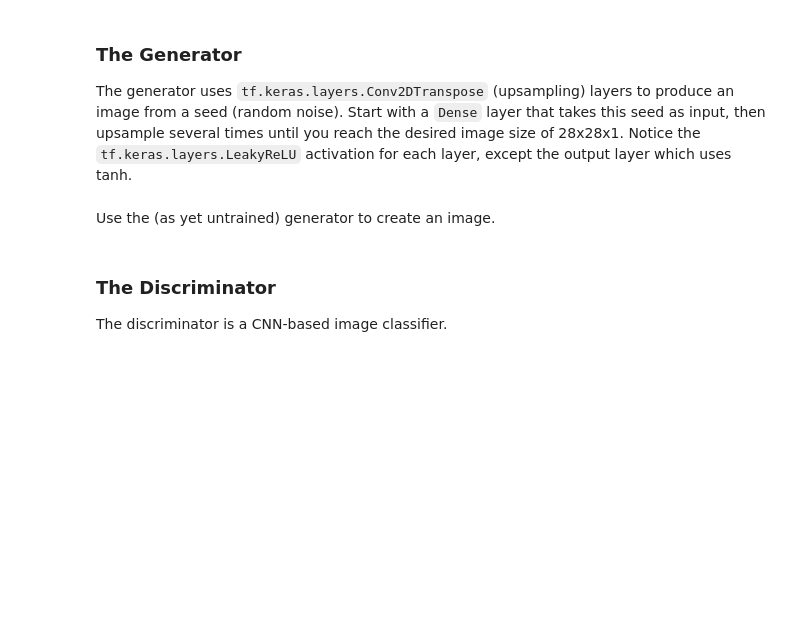
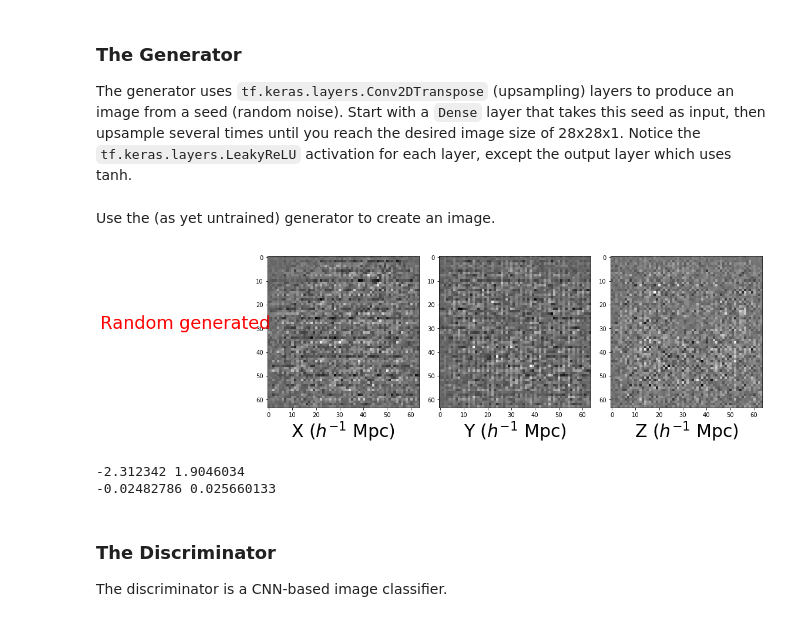
Before and after one commit to DarylDong/StatMLmeet, a Jupyter notebook: zeldo/notebooks/gan3d-zeldo64.ipynb, the cells around one changed output. Cells and saved outputs as stored; diff of their text form; code cells hidden in the pictures; blank space fills up the shorter version.

```diff
--- a/zeldo/notebooks/gan3d-zeldo64.ipynb
+++ b/zeldo/notebooks/gan3d-zeldo64.ipynb
@@ -158,15 +161,15 @@ The generator uses `tf.keras.layers.Conv2DTranspose` (upsampling) layers to prod
 def make_generator_model():
     model = tf.keras.Sequential()
 
-    model.add(layers.Dense(512, use_bias=False, input_shape=(noise_dim,)))
-    model.add(layers.BatchNormalization())
-    model.add(layers.LeakyReLU())
+#     model.add(layers.Dense(128, use_bias=False, input_shape=(noise_dim,)))
+#     model.add(layers.BatchNormalization())
+#     model.add(layers.LeakyReLU())
 
 #     model.add(layers.Dense(512, use_bias=False))
 #     model.add(layers.BatchNormalization())
 #     model.add(layers.LeakyReLU())
 
-    model.add(layers.Dense(8*8*8*2, use_bias=False))
+    model.add(layers.Dense(8*8*8*2, use_bias=False, input_shape=(noise_dim,)))
     model.add(layers.BatchNormalization())
     model.add(layers.LeakyReLU())
 
@@ -174,9 +177,9 @@ def make_generator_model():
     assert model.output_shape == (None, 8, 8, 8, 2) # Note: None is the batch size
 
 #     model.add(layers.Conv2DTranspose(128, (5, 5), strides=(1, 1), padding='same', use_bias=False))
-#     model.add(tf.keras.layers.Conv3DTranspose(32, (31, 31, 31), strides=(2, 2, 2), padding='same', use_bias=False) )
-    model.add(tf.keras.layers.Conv3DTranspose(128, (11, 11, 11), strides=(2, 2, 2), padding='same', use_bias=False) )
-    assert model.output_shape == (None, 16, 16, 16, 128)
+    model.add(tf.keras.layers.Conv3DTranspose(16, (7, 7, 7), strides=(2, 2, 2), padding='same', use_bias=False) )
+#     model.add(tf.keras.layers.Conv3DTranspose(128, (11, 11, 11), strides=(2, 2, 2), padding='same', use_bias=False) )
+    assert model.output_shape == (None, 16, 16, 16, 16)
     model.add(layers.BatchNormalization())
     model.add(layers.LeakyReLU())
 
@@ -190,13 +193,13 @@ def make_generator_model():
 #     model.add(layers.BatchNormalization())
 #     model.add(layers.LeakyReLU())
 
-    model.add(tf.keras.layers.Conv3DTranspose(64, (7, 7, 7), strides=(2, 2, 2), padding='same', use_bias=False) )
-    assert model.output_shape == (None, 32, 32, 32, 64)
+    model.add(tf.keras.layers.Conv3DTranspose(8, (5, 5, 5), strides=(2, 2, 2), padding='same', use_bias=False) )
+    assert model.output_shape == (None, 32, 32, 32, 8)
     model.add(layers.BatchNormalization())
     model.add(layers.LeakyReLU())
 
 #     model.add(layers.Conv2DTranspose(1, (5, 5), strides=(2, 2), padding='same', use_bias=False, activation='tanh'))
-    model.add(tf.keras.layers.Conv3DTranspose(1, (5, 5, 5), strides=(2, 2, 2), padding='same', use_bias=False, activation='tanh') )
+    model.add(tf.keras.layers.Conv3DTranspose(1, (3, 3, 3), strides=(2, 2, 2), padding='same', use_bias=False, activation='tanh') )
     assert model.output_shape == (None, 64, 64, 64, 1)
 
     return model
@@ -213,6 +208,38 @@ plt.imshow(np.array(generated_image[0, :, :, slice, 0]), cmap='gray_r')
+# %%
+generator = make_generator_model()
+
+noise = tf.random.normal([1, noise_dim])
+generated_image = generator(noise, training=False)
+
+ifPlotRandom = True
+
+if ifPlotRandom:
+    slice = 32
+    simID = 43
+    fig, ax = plt.subplots(1, 3, figsize = (16,  5))
+    ax[0].imshow(generated_image[0, slice, :, :, 0], cmap='gray_r')
+    ax[1].imshow(generated_image[0, :, slice, :, 0], cmap='gray_r')
+    ax[2].imshow(generated_image[0, :, :, slice, 0], cmap='gray_r')
+
+
+
+    ax[0].set_xlabel('X ($h^{-1}$ Mpc)',fontsize=30)
+    ax[1].set_xlabel('Y ($h^{-1}$ Mpc)', fontsize=30)
+    ax[2].set_xlabel('Z ($h^{-1}$ Mpc)', fontsize=30)
+
+    ax[0].set_ylabel('Random generated', rotation=0, fontsize=30, labelpad=120, color = 'r')
+
+#     plt.savefig('zeldo_snaps.png')
+    plt.tight_layout()
+    plt.show()
+# %% [output]
+[figure, added]
 # %%
 print(np.min(noise), np.max(noise))
 print(np.min(generated_image), np.max(generated_image))
+# %% [output]
+-2.312342 1.9046034
+-0.02482786 0.025660133
 # %% [markdown]
 ### The Discriminator
 
```
Also changed, not shown: parts of 17 cells of this notebook, 1 other file.
